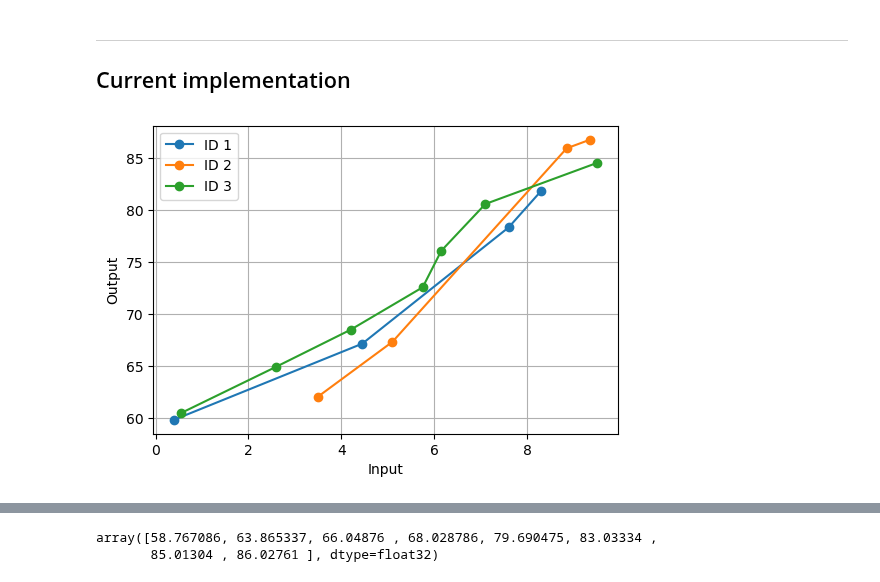
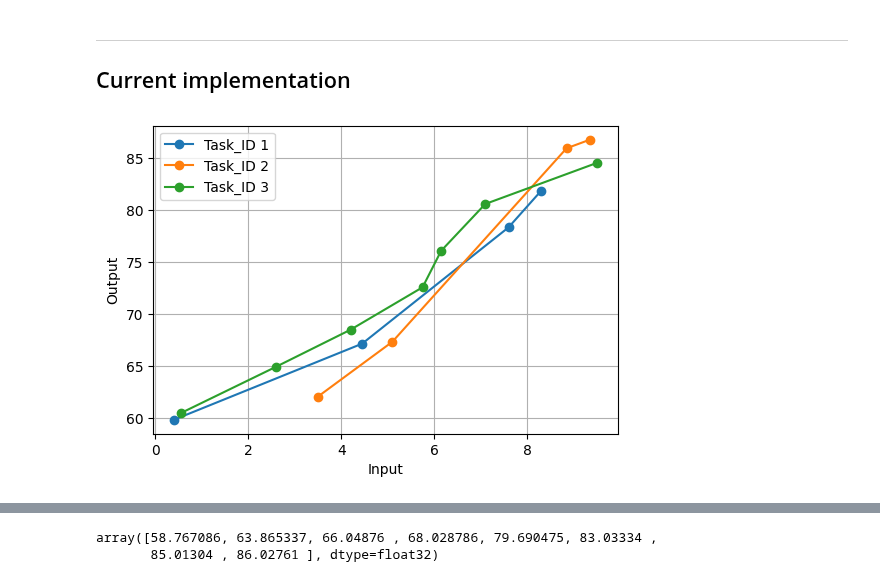
Before and after one commit to SimLej18/MagmaClustPy, a Jupyter notebook: benchmarks/prediction.ipynb, the cells around one changed output, grey strips where cells are left out. Drawn from its saved outputs; the diff is of its cells as text; code cells hidden in the pictures.

```diff
--- a/benchmarks/prediction.ipynb
+++ b/benchmarks/prediction.ipynb
@@ -102,18 +113,18 @@ padded_inputs_test.shape, padded_outputs_test.shape, indexed_mappings, all_input
 # %%
 # plot the profiles
 # Plot
 plt.figure(figsize=(6, 4))
-for id_, group in db.groupby('ID'):
-	plt.plot(group['Input'], group['Output'], marker='o', label=f'ID {id_}')
+for id_, group in db_formatted.groupby('Task_ID'):
+	plt.plot(group['Input'], group['Output'], marker='o', label=f'Task_ID {id_}')
 
 # Labels and legend
 plt.xlabel("Input")
 plt.ylabel("Output")
 plt.legend()
 plt.grid()
 plt.show()
 # %% [output]
-[figure, old version]
+[figure, new version]
 # %%
 mean_kern = SEMagmaKernel(length_scale=2.913873, variance=7.766141)  # Optimal value from MagmaClustR
 task_kern = SEMagmaKernel(length_scale=1.787864, variance=1.455233)  # Optimal value from MagmaClustR
```
Also changed, not shown: parts of 5 cells of this notebook.
